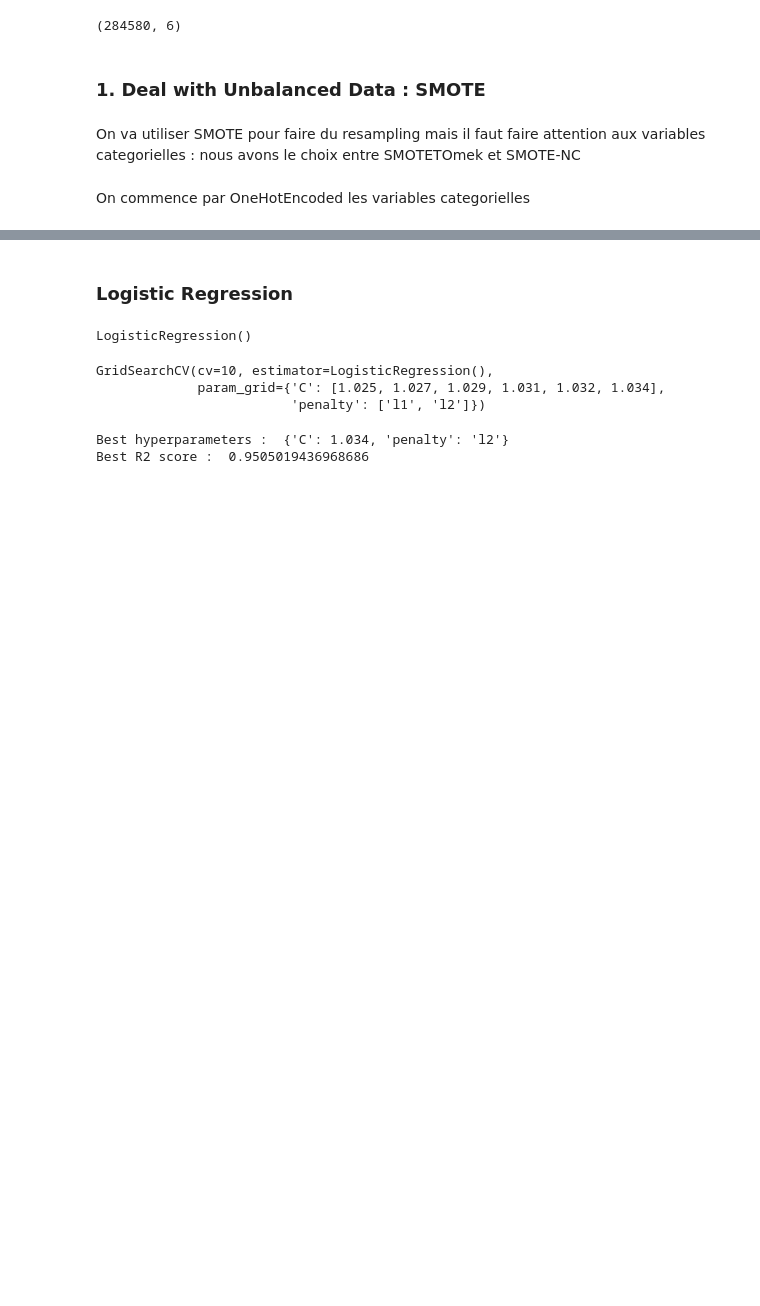
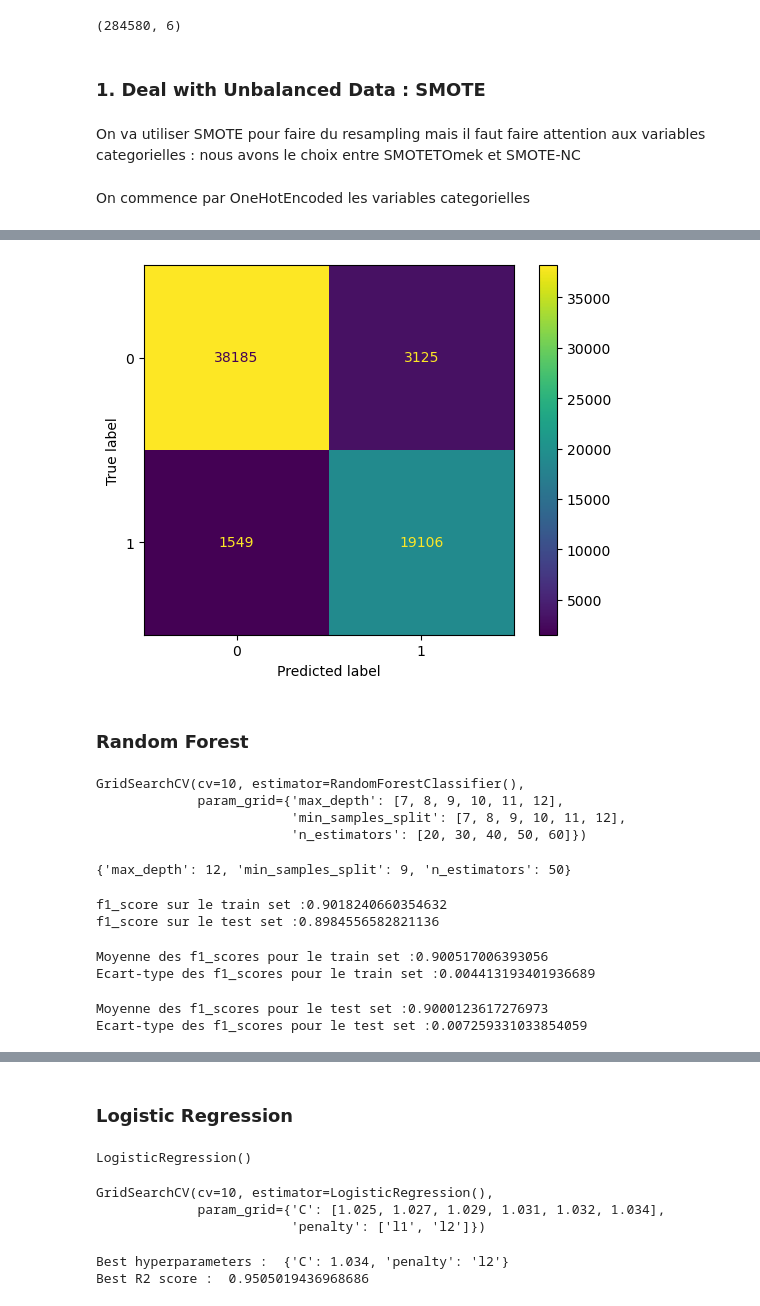
Before and after one commit to DavidTGAUTIER/Jedha_Certification, a Jupyter notebook: Block n°3/Conversion Rate Challenge/Convertion Rate Challenge 03 - SMOTE.ipynb, the cells around one changed output, grey strips where cells are left out. Saved outputs shown, nothing was run; the diff lists cells and outputs as text; code cells hidden in the pictures; blank space fills up the shorter version.

```diff
--- a/Block n°3/Conversion Rate Challenge/Convertion Rate Challenge 03 - SMOTE.ipynb
+++ b/Block n°3/Conversion Rate Challenge/Convertion Rate Challenge 03 - SMOTE.ipynb
@@ -205,0 +236,2 @@ Best R2 score Logistic Regression :  0.9516026562049262
+# %%
+dec_tree_resampled = gridsearch_dt_resampled.best_estimator_
@@ -205,0 +261,18 @@ Best R2 score Logistic Regression :  0.9516026562049262
+# %%
+ConfusionMatrixDisplay.from_estimator(dec_tree_resampled, X_test_resampled, y_test_resampled);
+# %% [output]
+[figure, added]
+# %% [markdown]
+### Random Forest
+# %%
+gridsearch_rf_resampled = GridSearchCV(rf, param_grid = params_rf, cv=10)
+gridsearch_rf_resampled.fit(X_train_resampled, y_train_resampled)
+# %% [output]
+GridSearchCV(cv=10, estimator=RandomForestClassifier(),
+             param_grid={'max_depth': [7, 8, 9, 10, 11, 12],
+                         'min_samples_split': [7, 8, 9, 10, 11, 12],
+                         'n_estimators': [20, 30, 40, 50, 60]})
+# %%
+gridsearch_rf_resampled.best_params_
+# %% [output]
+{'max_depth': 12, 'min_samples_split': 9, 'n_estimators': 50}
@@ -205,0 +284,20 @@ Best R2 score Logistic Regression :  0.9516026562049262
+# %%
+print(f"f1_score sur le train set :{f1_score(y_train_resampled, y_train_pred_rf_resampled)}")
+print(f"f1_score sur le test set :{f1_score(y_test_resampled, y_test_pred_rf_resampled)}")
+# %% [output]
+f1_score sur le train set :0.9018240660354632
+f1_score sur le test set :0.8984556582821136
+# %%
+scores_train_rf_resampled = cross_val_score(ran_for_resampled, X_train_resampled, y_train_resampled, scoring='f1', cv=10)
+print(f"Moyenne des f1_scores pour le train set :{scores_train_rf_resampled.mean()}")
+print(f"Ecart-type des f1_scores pour le train set :{scores_train_rf_resampled.std()}")
+# %% [output]
+Moyenne des f1_scores pour le train set :0.900517006393056
+Ecart-type des f1_scores pour le train set :0.004413193401936689
+# %%
+scores_test_rf_resampled = cross_val_score(ran_for_resampled, X_test_resampled, y_test_resampled, scoring='f1', cv=10)
+print(f"Moyenne des f1_scores pour le test set :{scores_test_rf_resampled.mean()}")
+print(f"Ecart-type des f1_scores pour le test set :{scores_test_rf_resampled.std()}")
+# %% [output]
+Moyenne des f1_scores pour le test set :0.9000123617276973
+Ecart-type des f1_scores pour le test set :0.007259331033854059
```
Also changed, not shown: parts of 51 cells of this notebook.
